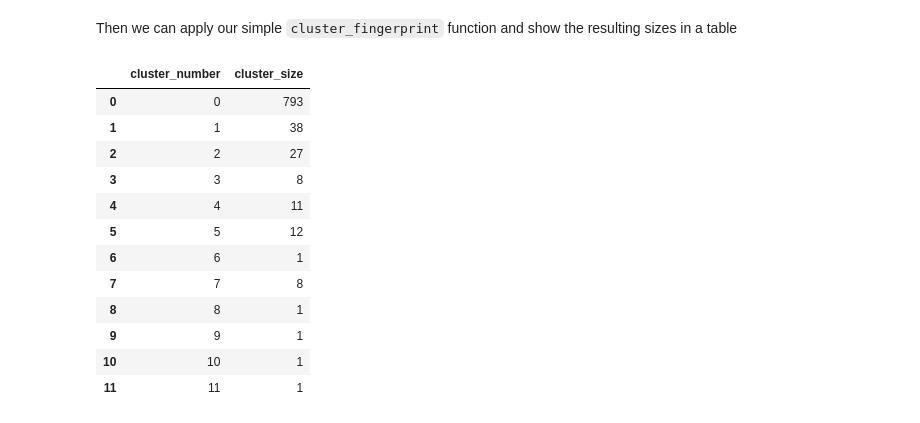
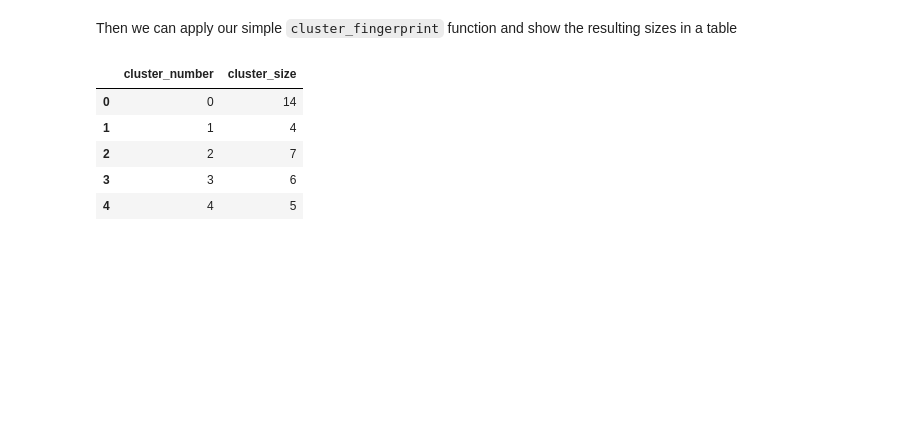
Before and after one commit to filizolalab/CADD2021, a Jupyter notebook: BSR3101_Tutorial_4_1__Working_with_molecules_in_python.ipynb, the cells around one changed output. Cells and saved outputs as stored; diff of their text form; code cells hidden in the pictures; blank space fills up the shorter version.

```diff
--- a/BSR3101_Tutorial_4_1__Working_with_molecules_in_python.ipynb
+++ b/BSR3101_Tutorial_4_1__Working_with_molecules_in_python.ipynb
@@ -426,24 +426,17 @@ fps = [AllChem.GetMorganFingerprintAsBitVect(x,4,2048) for x in ms]
 # %% [markdown]
 Then we can apply our simple `cluster_fingerprint` function and show the resulting sizes in a table
 # %%
-clusters = cluster_fingerprints(fps,cutoff=.95)
+clusters = cluster_fingerprints(fps,cutoff=.4)
 # %%
 pd.DataFrame({
 'cluster_number':range(len(clusters)),
-'cluster_size':[len(cluster) for cluster in clusters]})
+'cluster_size':[len(cluster) for cluster in clusters]}).head()
 # %% [output]
 |  | cluster_number | cluster_size |
-| 0 | 0 | 793 |
-| 1 | 1 | 38 |
-| 2 | 2 | 27 |
-| 3 | 3 | 8 |
-| 4 | 4 | 11 |
-| 5 | 5 | 12 |
-| 6 | 6 | 1 |
-| 7 | 7 | 8 |
-| 8 | 8 | 1 |
-| 9 | 9 | 1 |
-| 10 | 10 | 1 |
-| 11 | 11 | 1 |
+| 0 | 0 | 14 |
+| 1 | 1 | 4 |
+| 2 | 2 | 7 |
+| 3 | 3 | 6 |
+| 4 | 4 | 5 |
 # %%
 # show one of the clusters
```
Also changed, not shown: parts of 2 cells of this notebook.
